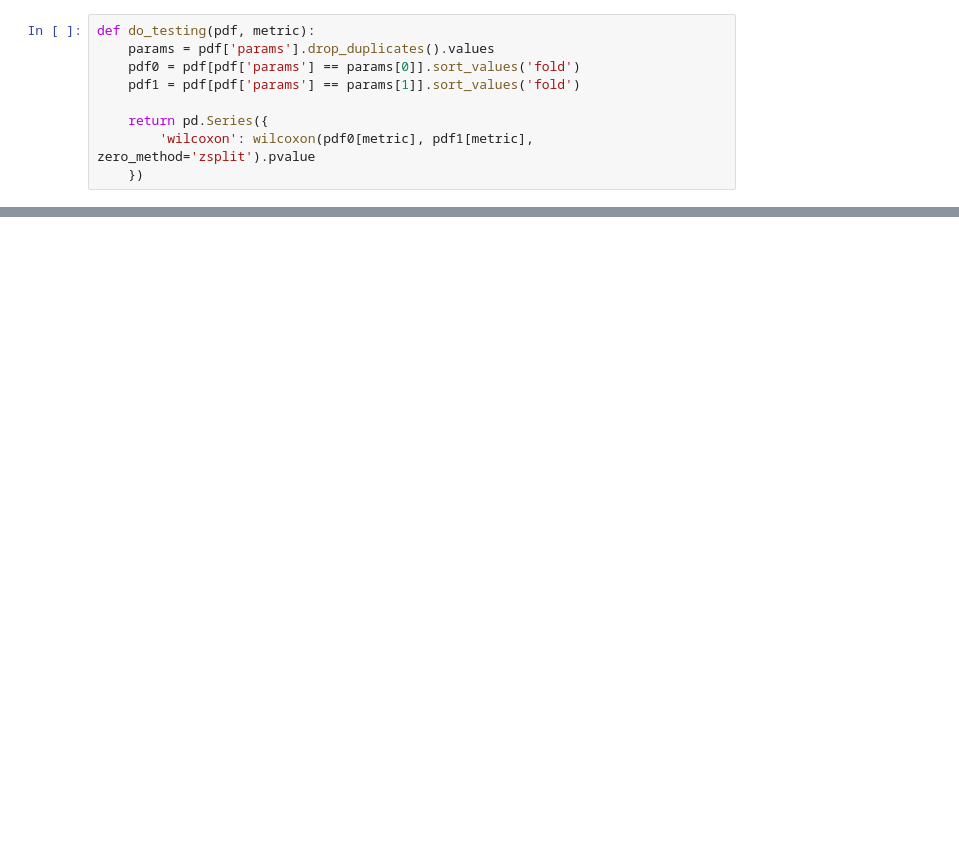
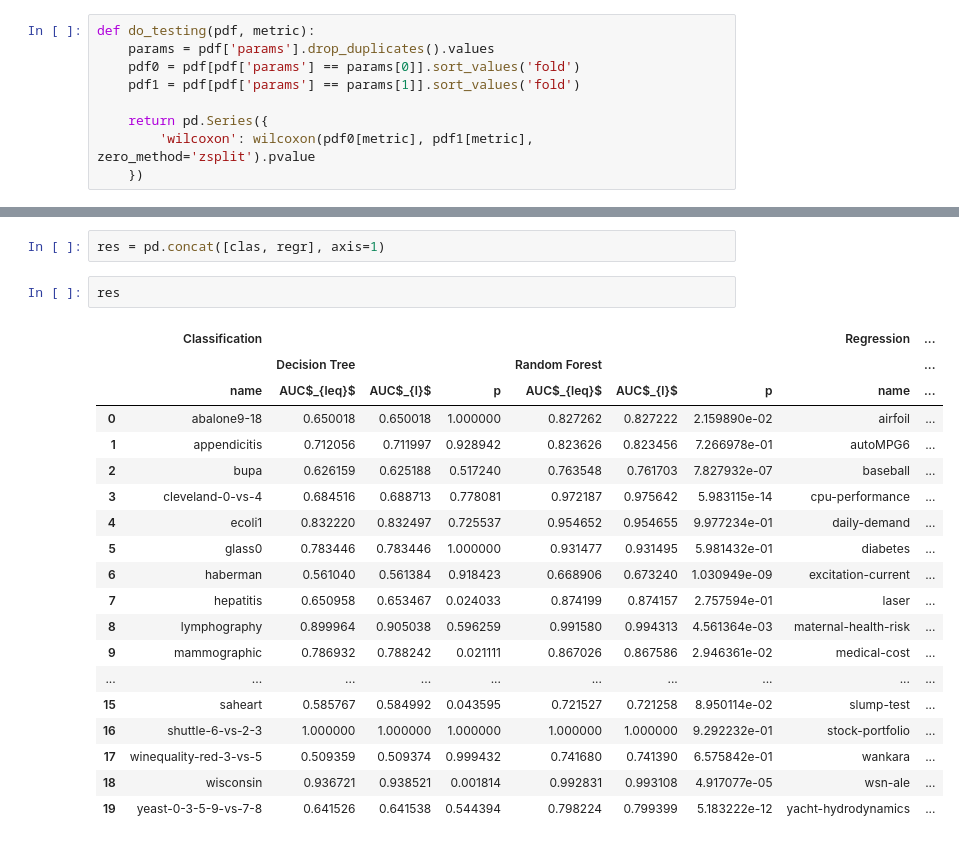
Before and after one commit to gykovacs/conditioning_bias, a Jupyter notebook: notebooks/paper/003-effect-size-analysis.ipynb, the cells around one changed output, grey strips where cells are left out. Cells and saved outputs as stored; diff of their text form; blank space fills up the shorter version.

```diff
--- a/notebooks/paper/003-effect-size-analysis.ipynb
+++ b/notebooks/paper/003-effect-size-analysis.ipynb
@@ -73,0 +64,24 @@ summarize(dtr, 'r2')
+# %%
+res = pd.concat([clas, regr], axis=1)
+# %%
+res
+# %% [output]
+|  | Classification |  |  |  |  |  |  | Regression | ... |
+|  |  | Decision Tree |  |  | Random Forest |  |  |  | ... |
+|  | name | AUC$_{leq}$ | AUC$_{l}$ | p | AUC$_{leq}$ | AUC$_{l}$ | p | name | ... |
+| 0 | abalone9-18 | 0.650018 | 0.650018 | 1.000000 | 0.827262 | 0.827222 | 2.159890e-02 | airfoil | ... |
+| 1 | appendicitis | 0.712056 | 0.711997 | 0.928942 | 0.823626 | 0.823456 | 7.266978e-01 | autoMPG6 | ... |
+| 2 | bupa | 0.626159 | 0.625188 | 0.517240 | 0.763548 | 0.761703 | 7.827932e-07 | baseball | ... |
+| 3 | cleveland-0-vs-4 | 0.684516 | 0.688713 | 0.778081 | 0.972187 | 0.975642 | 5.983115e-14 | cpu-performance | ... |
+| 4 | ecoli1 | 0.832220 | 0.832497 | 0.725537 | 0.954652 | 0.954655 | 9.977234e-01 | daily-demand | ... |
+| 5 | glass0 | 0.783446 | 0.783446 | 1.000000 | 0.931477 | 0.931495 | 5.981432e-01 | diabetes | ... |
+| 6 | haberman | 0.561040 | 0.561384 | 0.918423 | 0.668906 | 0.673240 | 1.030949e-09 | excitation-current | ... |
+| 7 | hepatitis | 0.650958 | 0.653467 | 0.024033 | 0.874199 | 0.874157 | 2.757594e-01 | laser | ... |
+| 8 | lymphography | 0.899964 | 0.905038 | 0.596259 | 0.991580 | 0.994313 | 4.561364e-03 | maternal-health-risk | ... |
+| 9 | mammographic | 0.786932 | 0.788242 | 0.021111 | 0.867026 | 0.867586 | 2.946361e-02 | medical-cost | ... |
+| ... | ... | ... | ... | ... | ... | ... | ... | ... | ... |
+| 15 | saheart | 0.585767 | 0.584992 | 0.043595 | 0.721527 | 0.721258 | 8.950114e-02 | slump-test | ... |
+| 16 | shuttle-6-vs-2-3 | 1.000000 | 1.000000 | 1.000000 | 1.000000 | 1.000000 | 9.292232e-01 | stock-portfolio | ... |
+| 17 | winequality-red-3-vs-5 | 0.509359 | 0.509374 | 0.999432 | 0.741680 | 0.741390 | 6.575842e-01 | wankara | ... |
+| 18 | wisconsin | 0.936721 | 0.938521 | 0.001814 | 0.992831 | 0.993108 | 4.917077e-05 | wsn-ale | ... |
+| 19 | yeast-0-3-5-9-vs-7-8 | 0.641526 | 0.641538 | 0.544394 | 0.798224 | 0.799399 | 5.183222e-12 | yacht-hydrodynamics | ... |
```
Also changed, not shown: parts of 15 cells of this notebook, 20 other files.
